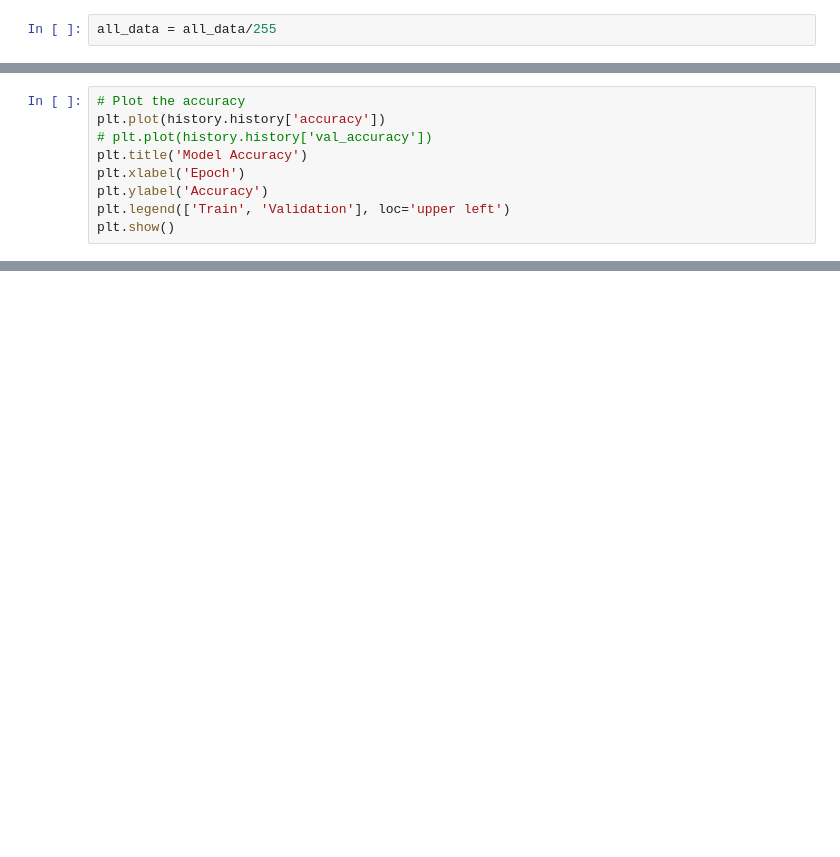
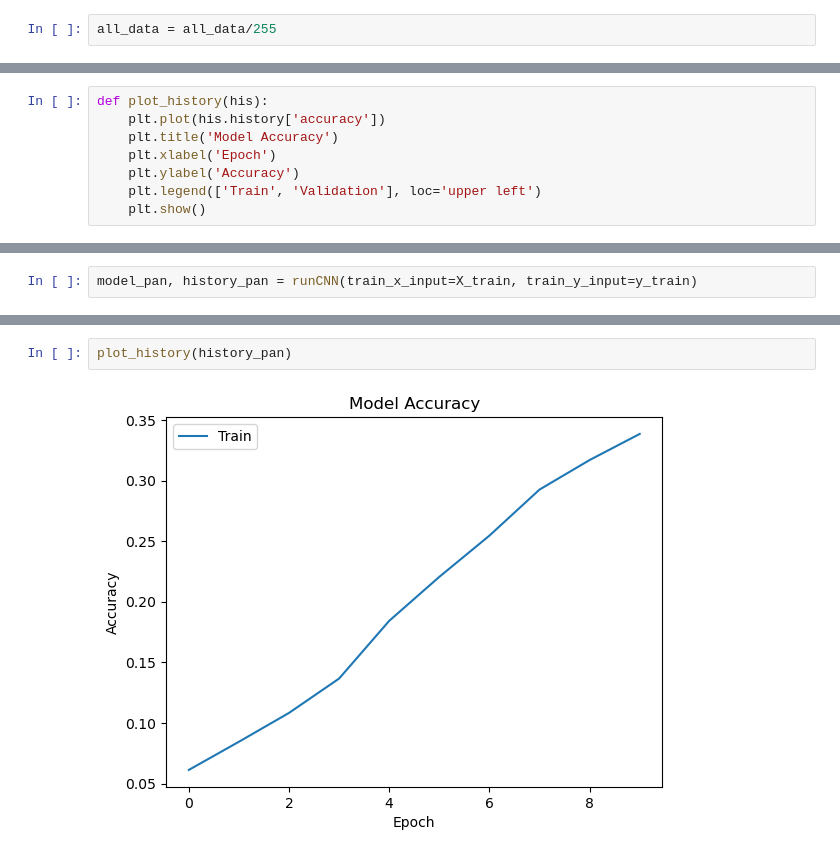
Before and after one commit to Fahim17/inferring-miRNA, a Jupyter notebook: prediction_model.ipynb, the cells around one changed output, grey strips where cells are left out. Saved outputs shown, nothing was run; the diff lists cells and outputs as text; blank space fills up the shorter version.

```diff
--- a/prediction_model.ipynb
+++ b/prediction_model.ipynb
@@ -176,9 +141,8 @@ Epoch 300/300
 # %%
-# Plot the accuracy
-plt.plot(history.history['accuracy'])
-# plt.plot(history.history['val_accuracy'])
-plt.title('Model Accuracy')
-plt.xlabel('Epoch')
-plt.ylabel('Accuracy')
-plt.legend(['Train', 'Validation'], loc='upper left')
-plt.show()
+def plot_history(his):
+    plt.plot(his.history['accuracy'])
+    plt.title('Model Accuracy')
+    plt.xlabel('Epoch')
+    plt.ylabel('Accuracy')
+    plt.legend(['Train', 'Validation'], loc='upper left')
+    plt.show()
@@ -186,0 +149,2 @@ plt.show()
+# %%
+model_pan, history_pan = runCNN(train_x_input=X_train, train_y_input=y_train)
@@ -186,0 +169,4 @@ plt.show()
+# %%
+plot_history(history_pan)
+# %% [output]
+[figure, added]
```
Also changed, not shown: parts of 11 cells of this notebook.
